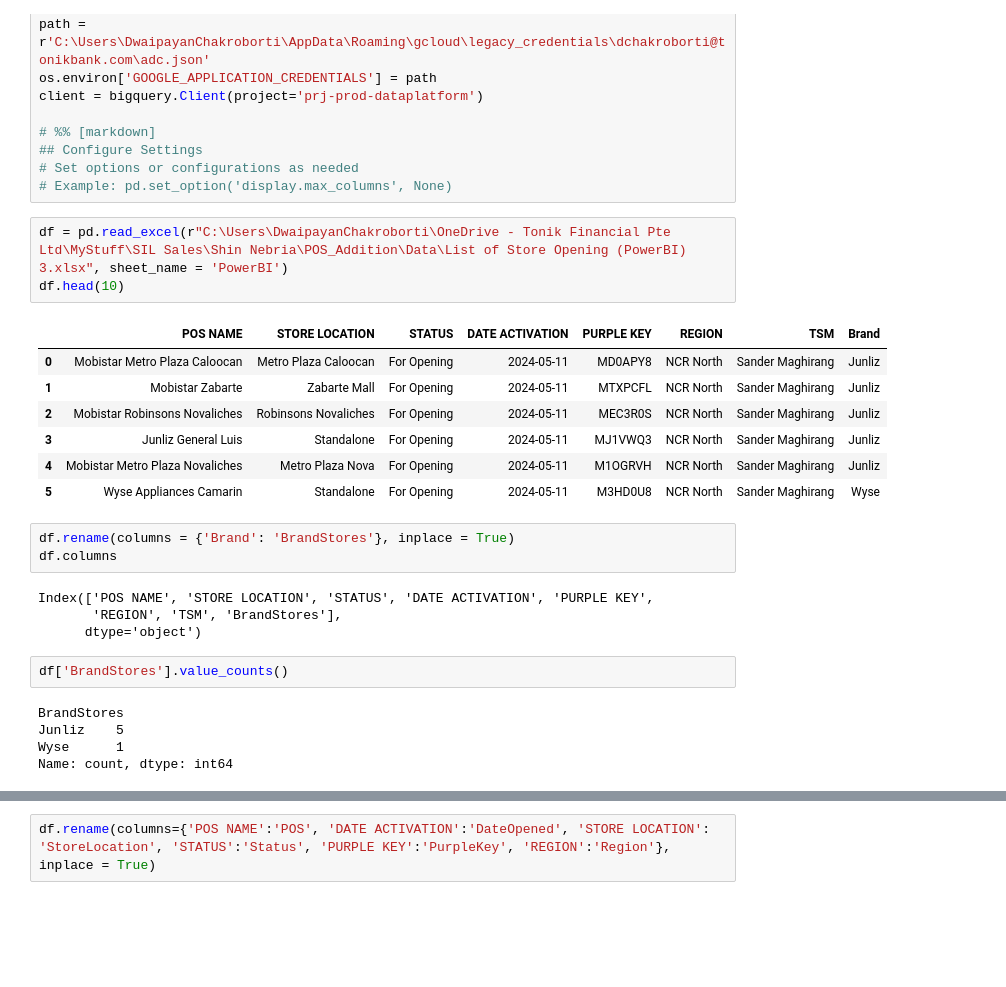
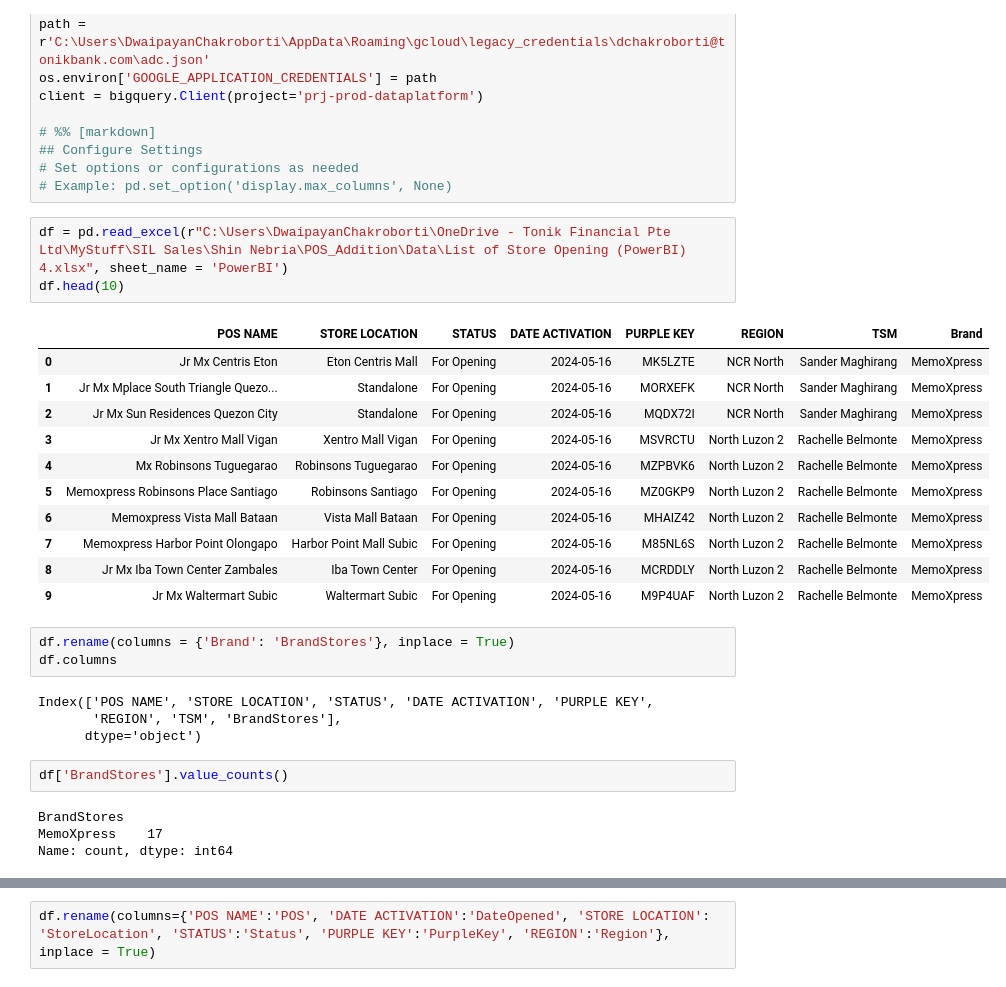
Before and after one commit to dchakroborti-tonik/POS_Addition, a Jupyter notebook: Notebook/Pos_mapping_new.ipynb, the cells around one changed output, grey strips where cells are left out. Drawn from its saved outputs; the diff is of its cells as text; blank space fills up the shorter version.

Commit message:
New pos added for Brand MemoXpress

```diff
--- a/Notebook/Pos_mapping_new.ipynb
+++ b/Notebook/Pos_mapping_new.ipynb
@@ -24,16 +24,20 @@ client = bigquery.Client(project='prj-prod-dataplatform')
 # Set options or configurations as needed
 # Example: pd.set_option('display.max_columns', None)
 # %%
-df = pd.read_excel(r"C:\Users\DwaipayanChakroborti\OneDrive - Tonik Financial Pte Ltd\MyStuff\SIL Sales\Shin Nebria\POS_Addition\Data\List of Store Opening (PowerBI) 3.xlsx", sheet_name = 'PowerBI')
+df = pd.read_excel(r"C:\Users\DwaipayanChakroborti\OneDrive - Tonik Financial Pte Ltd\MyStuff\SIL Sales\Shin Nebria\POS_Addition\Data\List of Store Opening (PowerBI) 4.xlsx", sheet_name = 'PowerBI')
 df.head(10)
 # %% [output]
 |  | POS NAME | STORE LOCATION | STATUS | DATE ACTIVATION | PURPLE KEY | REGION | TSM | Brand |
-| 0 | Mobistar Metro Plaza Caloocan | Metro Plaza Caloocan | For Opening | 2024-05-11 | MD0APY8 | NCR North | Sander Maghirang | Junliz |
-| 1 | Mobistar Zabarte | Zabarte Mall | For Opening | 2024-05-11 | MTXPCFL | NCR North | Sander Maghirang | Junliz |
-| 2 | Mobistar Robinsons Novaliches | Robinsons Novaliches | For Opening | 2024-05-11 | MEC3R0S | NCR North | Sander Maghirang | Junliz |
-| 3 | Junliz General Luis | Standalone | For Opening | 2024-05-11 | MJ1VWQ3 | NCR North | Sander Maghirang | Junliz |
-| 4 | Mobistar Metro Plaza Novaliches | Metro Plaza Nova | For Opening | 2024-05-11 | M1OGRVH | NCR North | Sander Maghirang | Junliz |
-| 5 | Wyse Appliances Camarin | Standalone | For Opening | 2024-05-11 | M3HD0U8 | NCR North | Sander Maghirang | Wyse |
+| 0 | Jr Mx Centris Eton | Eton Centris Mall | For Opening | 2024-05-16 | MK5LZTE | NCR North | Sander Maghirang | MemoXpress |
+| 1 | Jr Mx Mplace South Triangle Quezo... | Standalone | For Opening | 2024-05-16 | MORXEFK | NCR North | Sander Maghirang | MemoXpress |
+| 2 | Jr Mx Sun Residences Quezon City | Standalone | For Opening | 2024-05-16 | MQDX72I | NCR North | Sander Maghirang | MemoXpress |
+| 3 | Jr Mx Xentro Mall Vigan | Xentro Mall Vigan | For Opening | 2024-05-16 | MSVRCTU | North Luzon 2 | Rachelle Belmonte | MemoXpress |
+| 4 | Mx Robinsons Tuguegarao | Robinsons Tuguegarao | For Opening | 2024-05-16 | MZPBVK6 | North Luzon 2 | Rachelle Belmonte | MemoXpress |
+| 5 | Memoxpress Robinsons Place Santiago | Robinsons Santiago | For Opening | 2024-05-16 | MZ0GKP9 | North Luzon 2 | Rachelle Belmonte | MemoXpress |
+| 6 | Memoxpress Vista Mall Bataan | Vista Mall Bataan | For Opening | 2024-05-16 | MHAIZ42 | North Luzon 2 | Rachelle Belmonte | MemoXpress |
+| 7 | Memoxpress Harbor Point Olongapo | Harbor Point Mall Subic | For Opening | 2024-05-16 | M85NL6S | North Luzon 2 | Rachelle Belmonte | MemoXpress |
+| 8 | Jr Mx Iba Town Center Zambales | Iba Town Center | For Opening | 2024-05-16 | MCRDDLY | North Luzon 2 | Rachelle Belmonte | MemoXpress |
+| 9 | Jr Mx Waltermart Subic | Waltermart Subic | For Opening | 2024-05-16 | M9P4UAF | North Luzon 2 | Rachelle Belmonte | MemoXpress |
 # %%
 df.rename(columns = {'Brand': 'BrandStores'}, inplace = True)
 df.columns
@@ -45,8 +49,7 @@ Index(['POS NAME', 'STORE LOCATION', 'STATUS', 'DATE ACTIVATION', 'PURPLE KEY',
 df['BrandStores'].value_counts()
 # %% [output]
 BrandStores
-Junliz    5
-Wyse      1
+MemoXpress    17
 Name: count, dtype: int64
 # %%
 df['PURPLE KEY'].value_counts()
```
Also changed, not shown: parts of 25 cells of this notebook, 2 other files.
